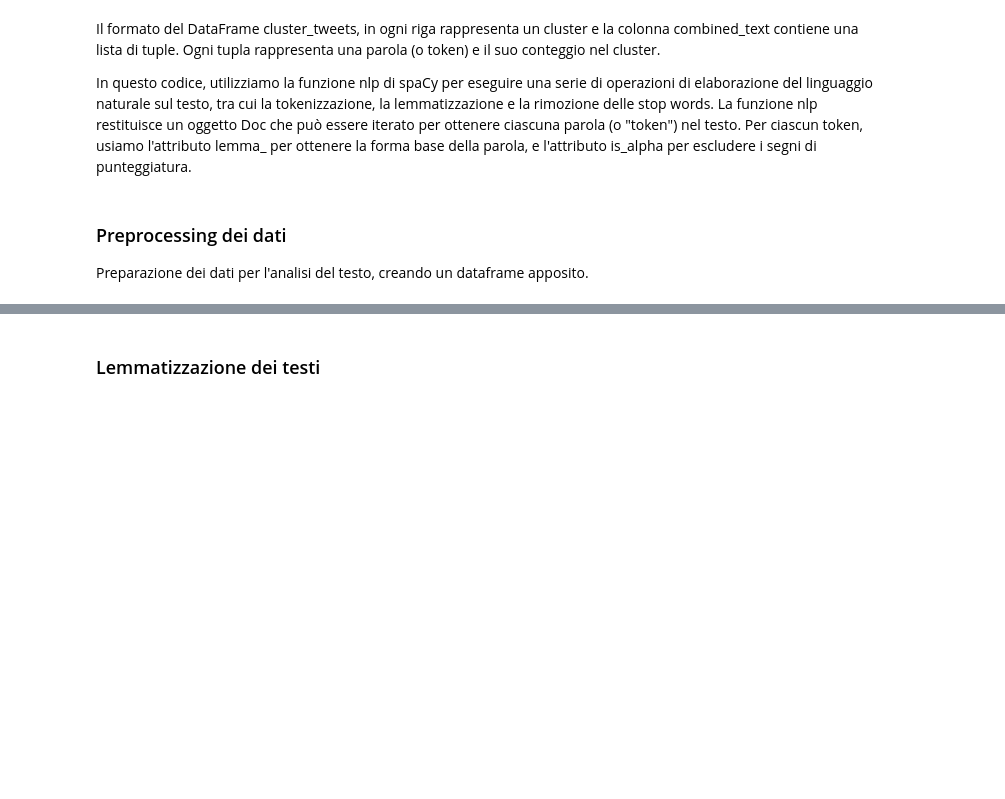
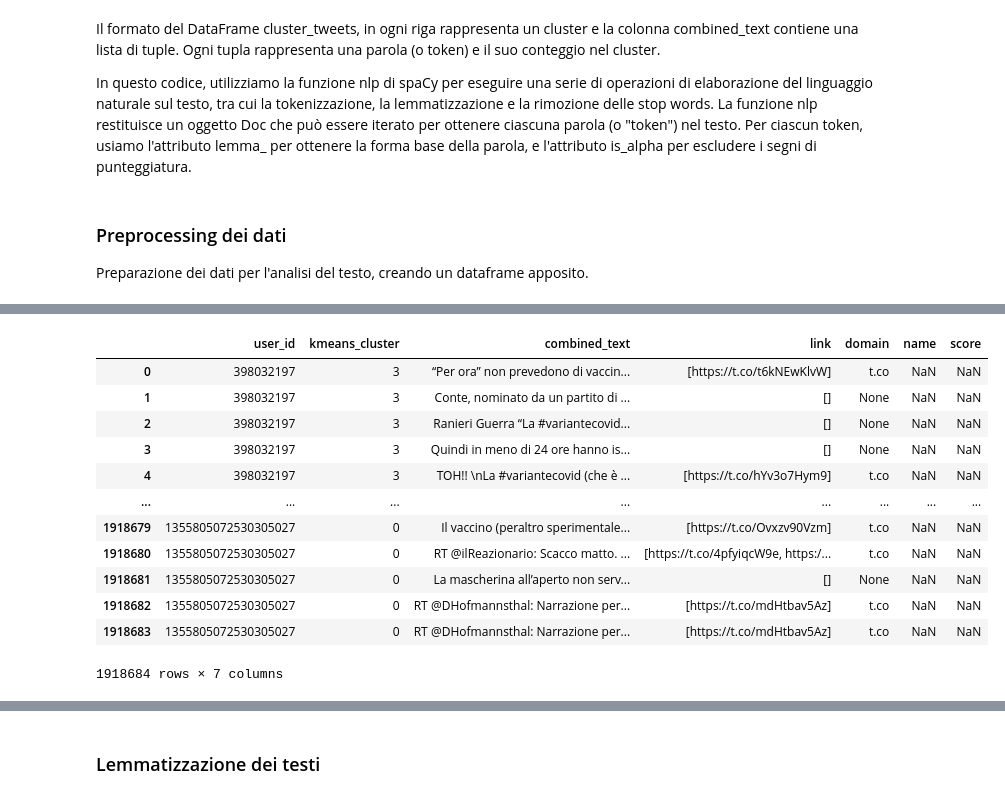
Before and after one commit to davisf20/characterization-of-user-misbehavior-in-online-social-media, a Jupyter notebook: notebooks/clustersCharacterization.ipynb, the cells around one changed output, grey strips where cells are left out. Cells and saved outputs as stored; diff of their text form; code cells hidden in the pictures; blank space fills up the shorter version.

```diff
--- a/notebooks/clustersCharacterization.ipynb
+++ b/notebooks/clustersCharacterization.ipynb
@@ -276,0 +291,35 @@ cluster_tweets
+# %%
+# Funzione per estrarre domini dai link
+def extract_domain(link_list):
+    if link_list:  # Se la lista non è vuota
+        link = link_list[0]
+        parsed_uri = urllib.parse.urlparse(link)
+        domain = '{uri.netloc}'.format(uri=parsed_uri)
+        return domain
+    else:  # Se la lista è vuota
+        return None
+
+# Estrai tutti i link dai tweet
+tweets_copy['link'] = tweets_copy['combined_text'].apply(lambda x: re.findall(r'(https?://[^\s]+)', x))
+
+# Estrai il dominio da ogni link
+tweets_copy['domain'] = tweets_copy['link'].apply(extract_domain)
+
+# Unisci i tweet con newsguard_score in base al dominio
+tweets_copy = tweets_copy.merge(newsguard_scores, left_on='domain', right_on='name', how='left')
+
+tweets_copy
+# %% [output]
+|  | user_id | kmeans_cluster | combined_text | link | domain | name | score |
+| 0 | 398032197 | 3 | “Per ora” non prevedono di vaccin... | [https://t.co/t6kNEwKlvW] | t.co | NaN | NaN |
+| 1 | 398032197 | 3 | Conte, nominato da un partito di ... | [] | None | NaN | NaN |
+| 2 | 398032197 | 3 | Ranieri Guerra “La #variantecovid... | [] | None | NaN | NaN |
+| 3 | 398032197 | 3 | Quindi in meno di 24 ore hanno is... | [] | None | NaN | NaN |
+| 4 | 398032197 | 3 | TOH!! \nLa #variantecovid (che è ... | [https://t.co/hYv3o7Hym9] | t.co | NaN | NaN |
+| ... | ... | ... | ... | ... | ... | ... | ... |
+| 1918679 | 1355805072530305027 | 0 | Il vaccino (peraltro sperimentale... | [https://t.co/Ovxzv90Vzm] | t.co | NaN | NaN |
+| 1918680 | 1355805072530305027 | 0 | RT @ilReazionario: Scacco matto. ... | [https://t.co/4pfyiqcW9e, https:/... | t.co | NaN | NaN |
+| 1918681 | 1355805072530305027 | 0 | La mascherina all’aperto non serv... | [] | None | NaN | NaN |
+| 1918682 | 1355805072530305027 | 0 | RT @DHofmannsthal: Narrazione per... | [https://t.co/mdHtbav5Az] | t.co | NaN | NaN |
+| 1918683 | 1355805072530305027 | 0 | RT @DHofmannsthal: Narrazione per... | [https://t.co/mdHtbav5Az] | t.co | NaN | NaN |
+1918684 rows × 7 columns
```
Also changed, not shown: parts of 13 cells of this notebook.
